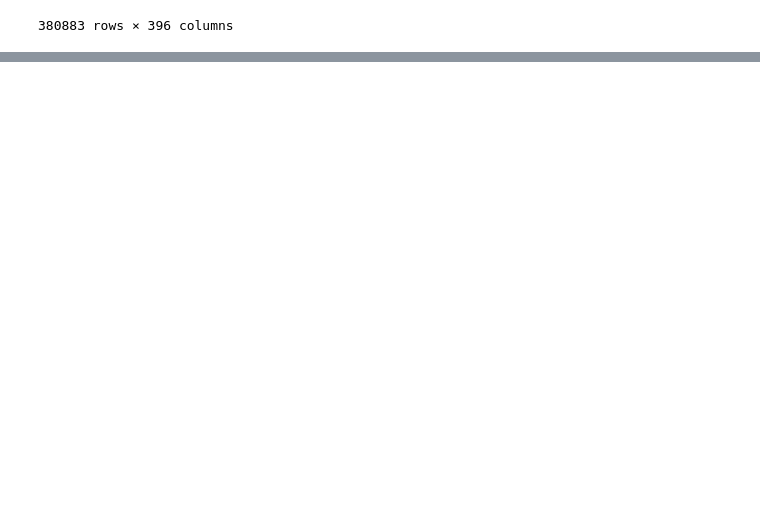
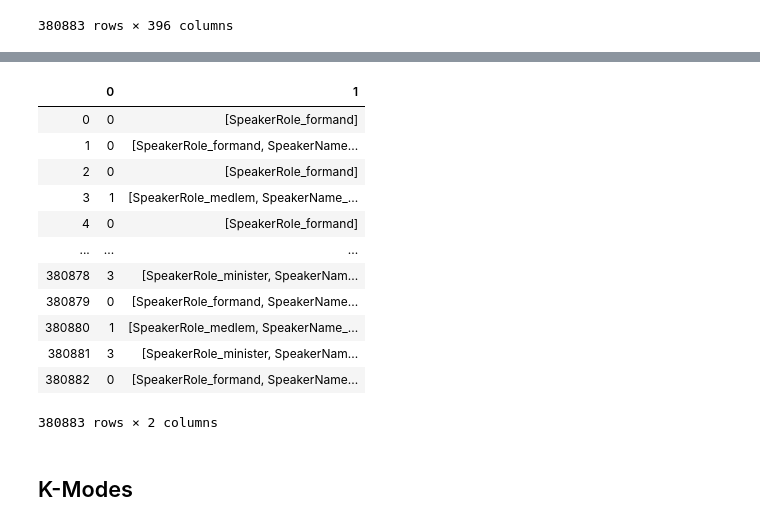
Before and after one commit to carlomarxdk/danish-parlament-text, a Jupyter notebook: Clustering.ipynb, the cells around one changed output, grey strips where cells are left out. Saved outputs shown, nothing was run; the diff lists cells and outputs as text; code cells hidden in the pictures; blank space fills up the shorter version.

Commit message:
update on clustering #1

```diff
--- a/Clustering.ipynb
+++ b/Clustering.ipynb
@@ -167,6 +172,6 @@ X
 # %%
-kmeans = KMeans(n_clusters=10)
-kmeans.fit(X)
+kmeans = KMeans(n_clusters=6)
+kmeans.fit(X.values)
 y_kmeans = kmeans.predict(X)
 centers = kmeans.cluster_centers_
 shape = centers.shape
@@ -198,3 +203,8 @@ SpeakerName_Yildiz Akdogan
 SpeakerName_Zenia Stampe
 SpeakerName_fg.
 SpeakerName_Özlem Sara Cekic
+# %%
+cols = X.columns
+bt = X.apply(lambda x: x > 0)
+nonzero = bt.apply(lambda x: list(cols[x.values]), axis=1)
+nonzero
@@ -200,0 +228,3 @@ SpeakerName_Özlem Sara Cekic
+# %%
+labels = pd.Series(kmeans.labels_)
+labels
@@ -201 +259,20 @@ SpeakerName_Özlem Sara Cekic
+# %%
+clusters = pd.concat([labels, nonzero], axis = 1)
+clusters
+# %% [output]
+|  | 0 | 1 |
+| 0 | 0 | [SpeakerRole_formand] |
+| 1 | 0 | [SpeakerRole_formand, SpeakerName... |
+| 2 | 0 | [SpeakerRole_formand] |
+| 3 | 1 | [SpeakerRole_medlem, SpeakerName_... |
+| 4 | 0 | [SpeakerRole_formand] |
+| ... | ... | ... |
+| 380878 | 3 | [SpeakerRole_minister, SpeakerNam... |
+| 380879 | 0 | [SpeakerRole_formand, SpeakerName... |
+| 380880 | 1 | [SpeakerRole_medlem, SpeakerName_... |
+| 380881 | 3 | [SpeakerRole_minister, SpeakerNam... |
+| 380882 | 0 | [SpeakerRole_formand, SpeakerName... |
+380883 rows × 2 columns
+# %% [markdown]
+## K-Modes
 # %%
```
Also changed, not shown: parts of 8 cells of this notebook.
